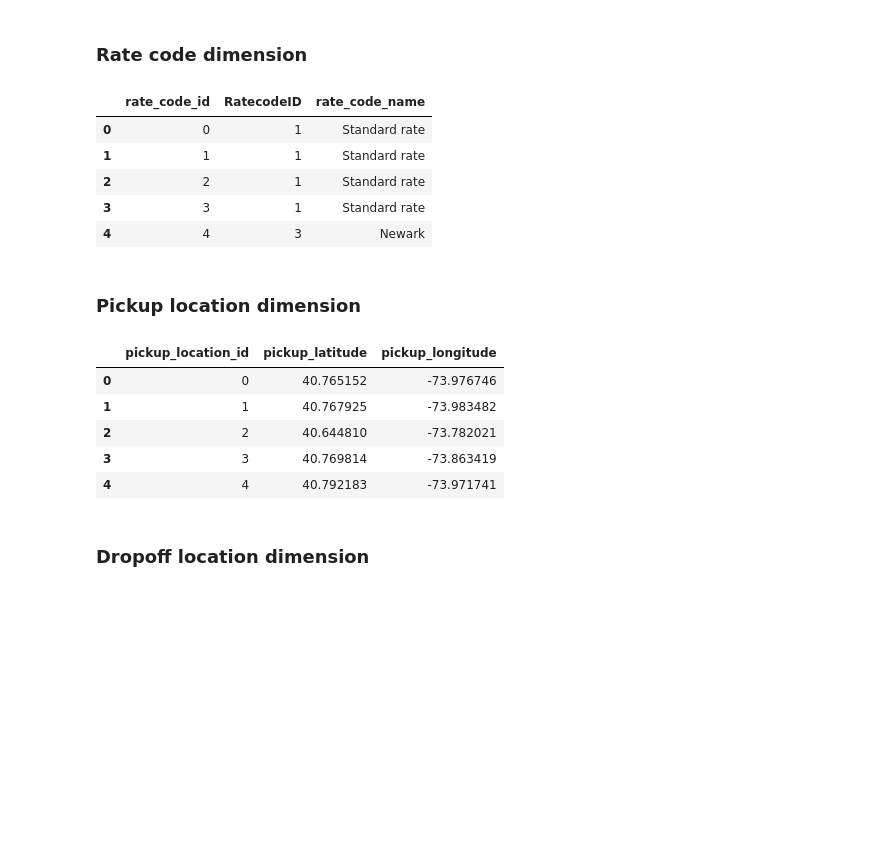
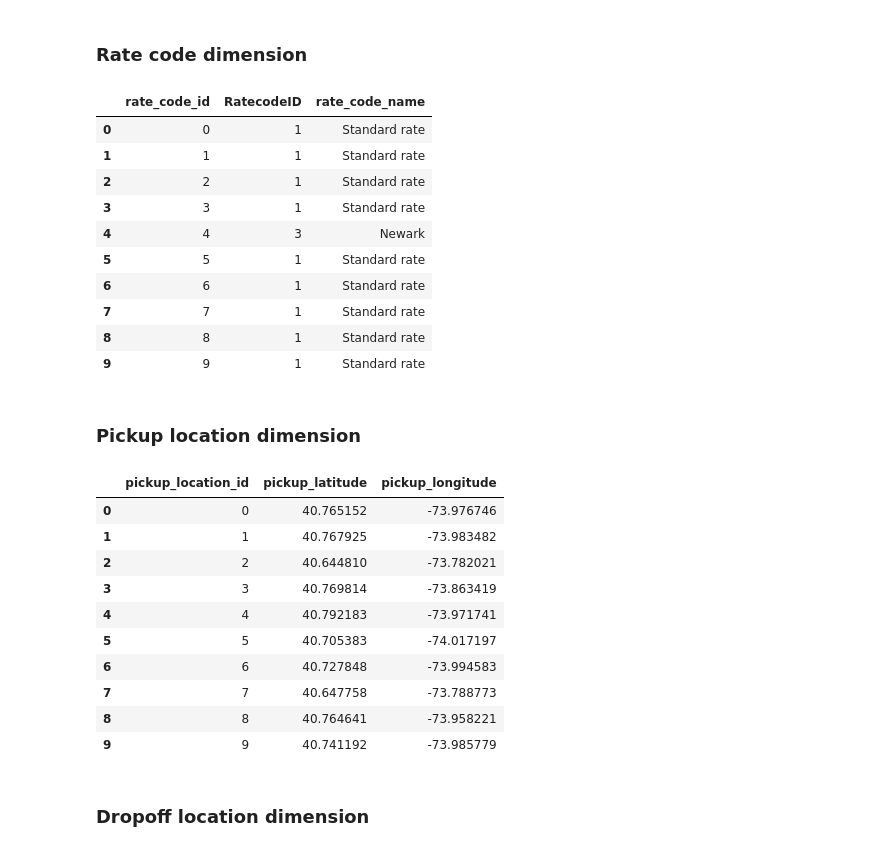
Before and after one commit to quangdvn/trip-tracking-pipeline, a Jupyter notebook: code/transforming.ipynb, the cells around one changed output. Cells and saved outputs as stored; diff of their text form; code cells hidden in the pictures; blank space fills up the shorter version.

```diff
--- a/code/transforming.ipynb
+++ b/code/transforming.ipynb
@@ -126,28 +147,33 @@ trip_distance_dim.head()
 # %%
 rate_code_type = {
 		1:"Standard rate",
 		2:"JFK",
 		3:"Newark",
 		4:"Nassau or Westchester",
 		5:"Negotiated fare",
 		6:"Group ride"
 }
 
 rate_code_dim = df[['RatecodeID']].reset_index(drop=True)
 rate_code_dim['rate_code_id'] = rate_code_dim.index
 rate_code_dim['rate_code_name'] = rate_code_dim['RatecodeID'].map(rate_code_type)
 rate_code_dim = rate_code_dim[['rate_code_id', 'RatecodeID', 'rate_code_name']]
 
 # rate_code_dim.sort_values(by=['RatecodeID'], inplace=True)
 
-rate_code_dim.head()
+rate_code_dim.head(10)
 # %% [output]
 |  | rate_code_id | RatecodeID | rate_code_name |
 | 0 | 0 | 1 | Standard rate |
 | 1 | 1 | 1 | Standard rate |
 | 2 | 2 | 1 | Standard rate |
 | 3 | 3 | 1 | Standard rate |
 | 4 | 4 | 3 | Newark |
+| 5 | 5 | 1 | Standard rate |
+| 6 | 6 | 1 | Standard rate |
+| 7 | 7 | 1 | Standard rate |
+| 8 | 8 | 1 | Standard rate |
+| 9 | 9 | 1 | Standard rate |
 # %% [markdown]
 ### Pickup location dimension
 # %%
@@ -155,7 +181,7 @@ pickup_location_dim = df[['pickup_longitude', 'pickup_latitude']].reset_index(dr
 pickup_location_dim['pickup_location_id'] = pickup_location_dim.index
 pickup_location_dim = pickup_location_dim[['pickup_location_id','pickup_latitude','pickup_longitude']]
 
-pickup_location_dim.head()
+pickup_location_dim.head(10)
 # %% [output]
 |  | pickup_location_id | pickup_latitude | pickup_longitude |
 | 0 | 0 | 40.765152 | -73.976746 |
@@ -163,6 +189,11 @@ pickup_location_dim.head()
 | 2 | 2 | 40.644810 | -73.782021 |
 | 3 | 3 | 40.769814 | -73.863419 |
 | 4 | 4 | 40.792183 | -73.971741 |
+| 5 | 5 | 40.705383 | -74.017197 |
+| 6 | 6 | 40.727848 | -73.994583 |
+| 7 | 7 | 40.647758 | -73.788773 |
+| 8 | 8 | 40.764641 | -73.958221 |
+| 9 | 9 | 40.741192 | -73.985779 |
 # %% [markdown]
 ### Dropoff location dimension
 # %%
```
Also changed, not shown: parts of 6 cells of this notebook, 6 other files.
